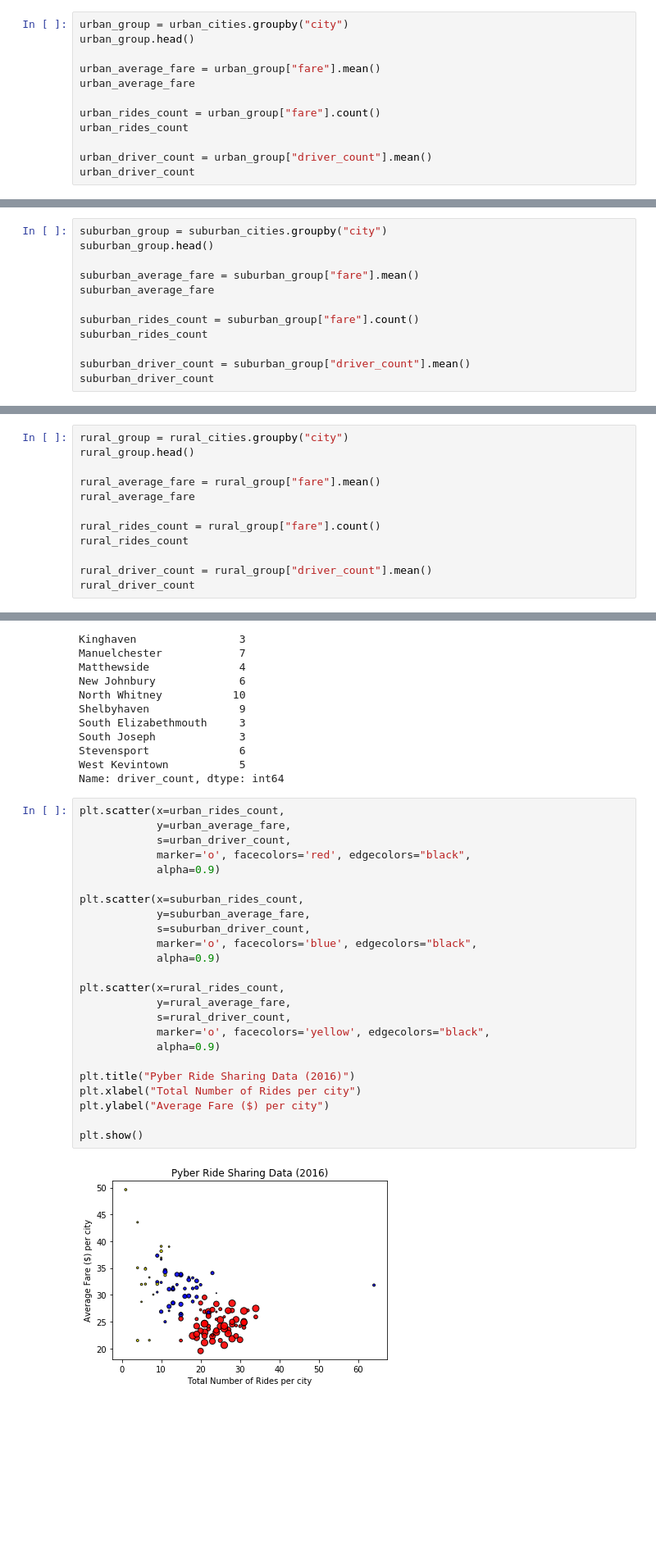
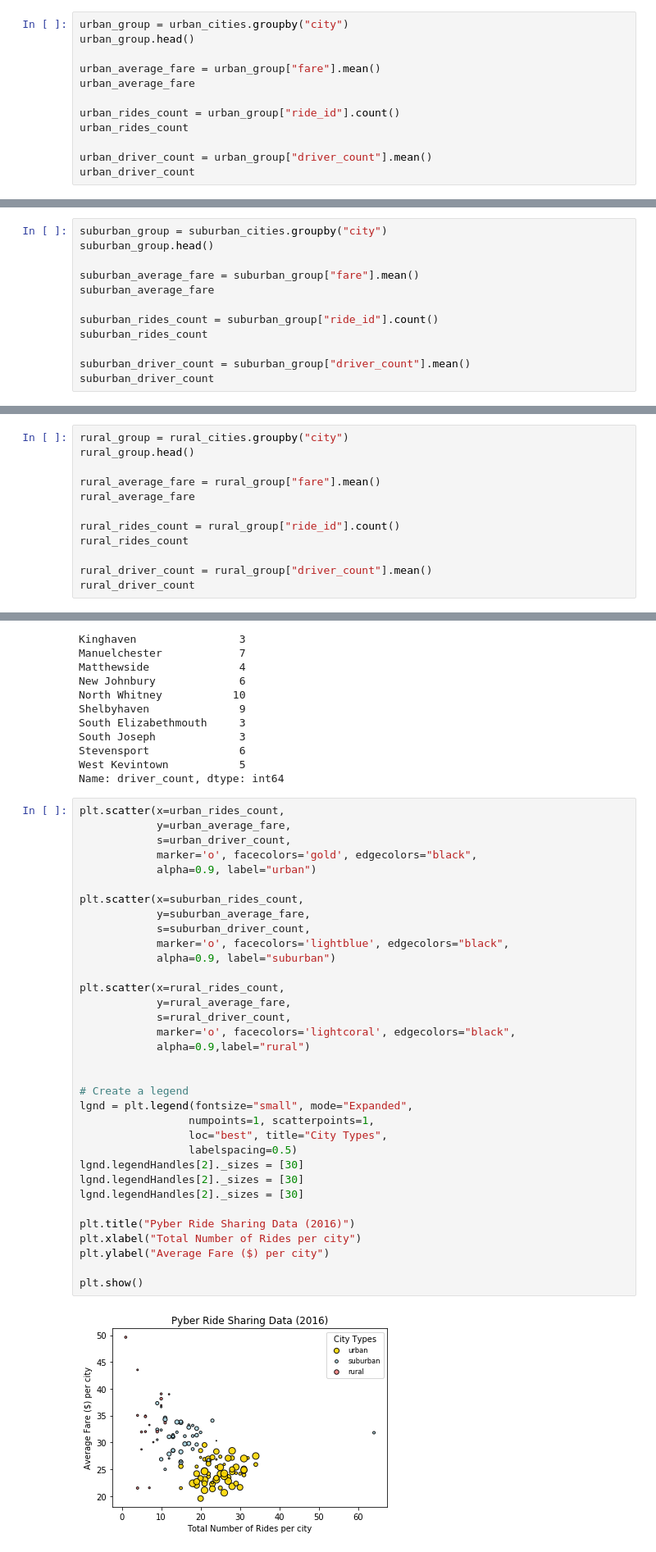
Before and after one commit to anujpandya3105/matplotlibAssigment, a Jupyter notebook: Pyber3.ipynb, the cells around one changed output, grey strips where cells are left out. Shown at 82% size. Cells and saved outputs as stored; diff of their text form; blank space fills up the shorter version.

```diff
--- a/Pyber3.ipynb
+++ b/Pyber3.ipynb
@@ -66,7 +66,7 @@ urban_group.head()
 urban_average_fare = urban_group["fare"].mean()
 urban_average_fare
 
-urban_rides_count = urban_group["fare"].count()
+urban_rides_count = urban_group["ride_id"].count()
 urban_rides_count
 
 urban_driver_count = urban_group["driver_count"].mean()
@@ -96,7 +96,7 @@ suburban_group.head()
 suburban_average_fare = suburban_group["fare"].mean()
 suburban_average_fare
 
-suburban_rides_count = suburban_group["fare"].count()
+suburban_rides_count = suburban_group["ride_id"].count()
 suburban_rides_count
 
 suburban_driver_count = suburban_group["driver_count"].mean()
@@ -126,7 +126,7 @@ rural_group.head()
 rural_average_fare = rural_group["fare"].mean()
 rural_average_fare
 
-rural_rides_count = rural_group["fare"].count()
+rural_rides_count = rural_group["ride_id"].count()
 rural_rides_count
 
 rural_driver_count = rural_group["driver_count"].mean()
@@ -155,29 +155,39 @@ Name: driver_count, dtype: int64
 # %%
 plt.scatter(x=urban_rides_count,
             y=urban_average_fare,
             s=urban_driver_count,
-            marker='o', facecolors='red', edgecolors="black",
-            alpha=0.9)
+            marker='o', facecolors='gold', edgecolors="black",
+            alpha=0.9, label="urban")
 
 plt.scatter(x=suburban_rides_count,
             y=suburban_average_fare,
             s=suburban_driver_count,
-            marker='o', facecolors='blue', edgecolors="black",
-            alpha=0.9)
+            marker='o', facecolors='lightblue', edgecolors="black",
+            alpha=0.9, label="suburban")
 
 plt.scatter(x=rural_rides_count,
             y=rural_average_fare,
             s=rural_driver_count,
-            marker='o', facecolors='yellow', edgecolors="black",
-            alpha=0.9)
+            marker='o', facecolors='lightcoral', edgecolors="black",
+            alpha=0.9,label="rural")
+
+
+# Create a legend
+lgnd = plt.legend(fontsize="small", mode="Expanded",
+                 numpoints=1, scatterpoints=1,
+                 loc="best", title="City Types",
+                 labelspacing=0.5)
+lgnd.legendHandles[2]._sizes = [30]
+lgnd.legendHandles[2]._sizes = [30]
+lgnd.legendHandles[2]._sizes = [30]
 
 plt.title("Pyber Ride Sharing Data (2016)")
 plt.xlabel("Total Number of Rides per city")
 plt.ylabel("Average Fare ($) per city")
 
 plt.show()
 # %% [output]
-[figure, old version]
+[figure, new version]
 # %%
 #
 #Total Fares Per City Type
```
Also changed, not shown: parts of 3 cells of this notebook.
